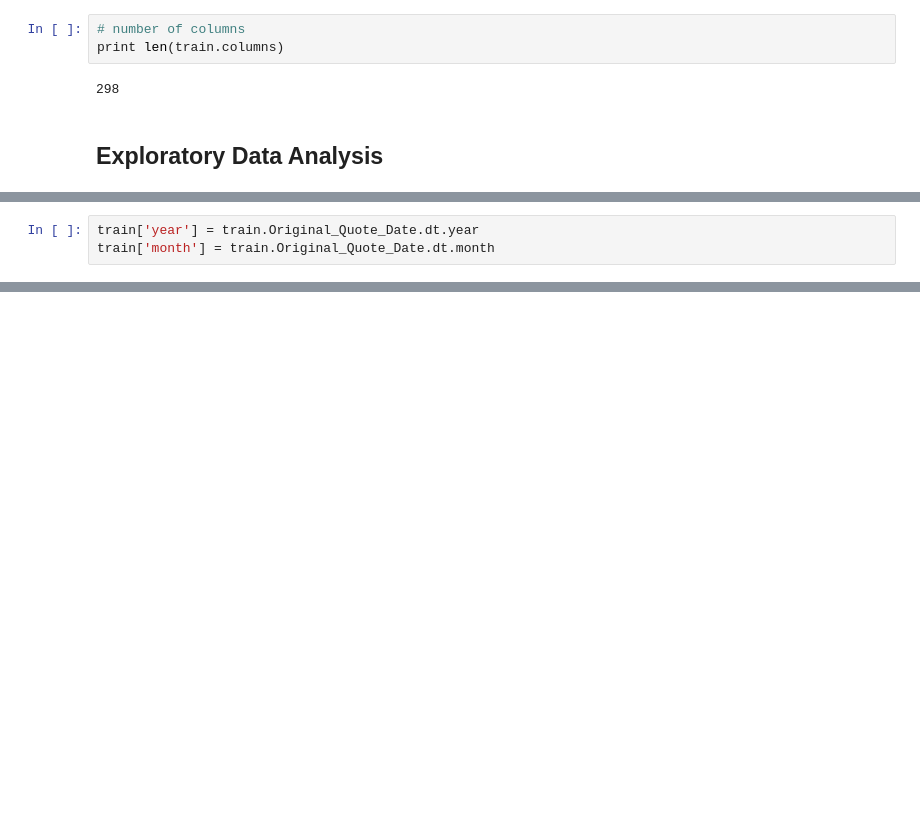
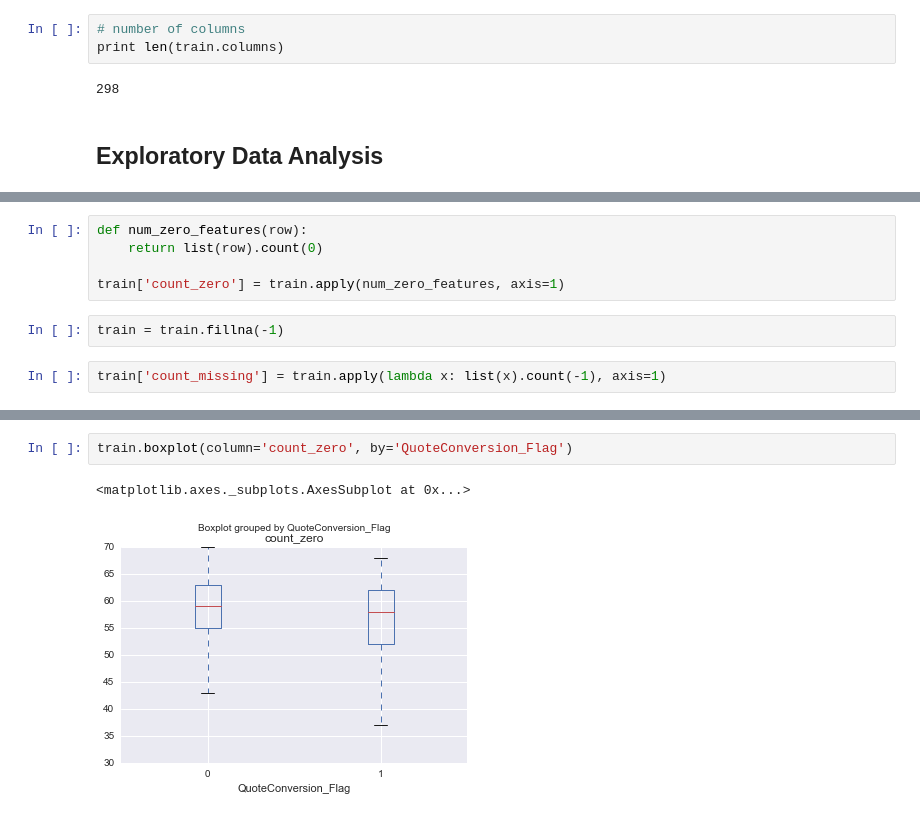
Before and after one commit to numb3r33/Kaggle-Competitions, a Jupyter notebook: Home Insurance/Exploratory Analysis.ipynb, the cells around one changed output, grey strips where cells are left out. Saved outputs shown, nothing was run; the diff lists cells and outputs as text; blank space fills up the shorter version.

```diff
--- a/Home Insurance/Exploratory Analysis.ipynb
+++ b/Home Insurance/Exploratory Analysis.ipynb
@@ -64,3 +78,0 @@ print_group_by_categorical_dist(train, categorical_features)
-# %%
-train['year'] = train.Original_Quote_Date.dt.year
-train['month'] = train.Original_Quote_Date.dt.month
@@ -150,0 +79,9 @@ Name: SalesField8, dtype: float64
+# %%
+def num_zero_features(row):
+    return list(row).count(0)
+
+train['count_zero'] = train.apply(num_zero_features, axis=1)
+# %%
+train = train.fillna(-1)
+# %%
+train['count_missing'] = train.apply(lambda x: list(x).count(-1), axis=1)
@@ -150,0 +108,5 @@ Name: SalesField8, dtype: float64
+# %%
+train.boxplot(column='count_zero', by='QuoteConversion_Flag')
+# %% [output]
+<matplotlib.axes._subplots.AxesSubplot at 0x...>
+[figure, added]
```
Also changed, not shown: parts of 31 cells of this notebook, 2 other files.
